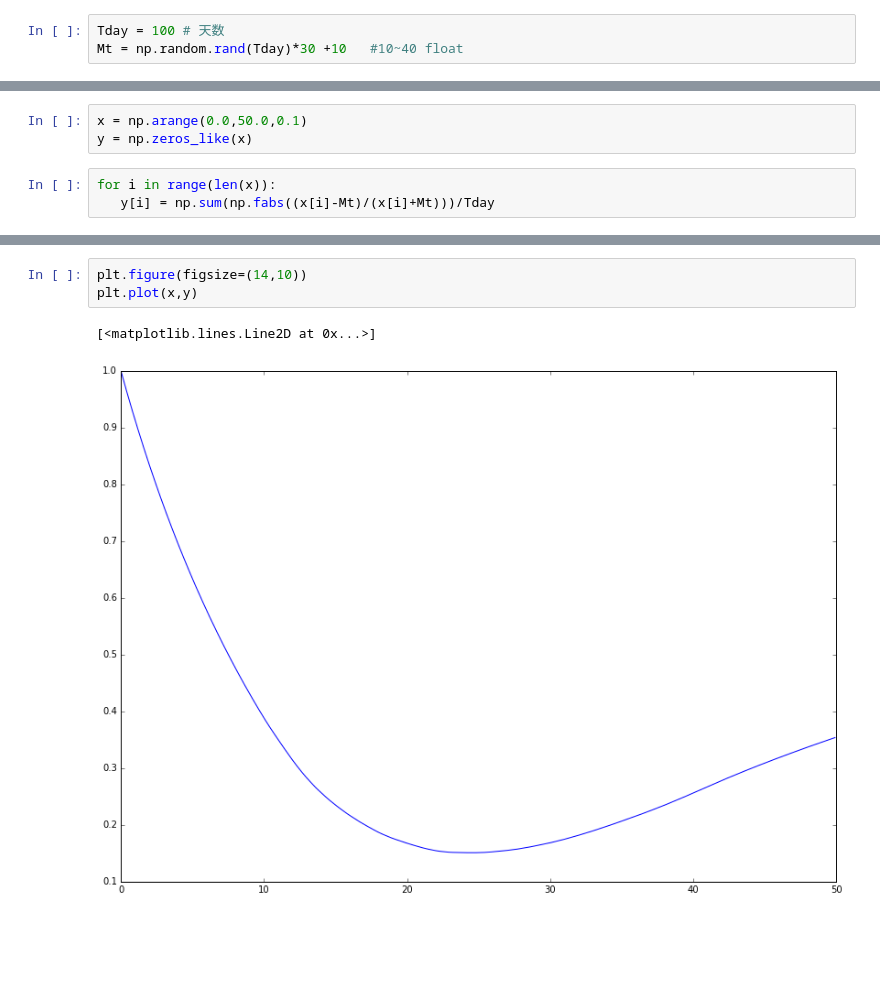
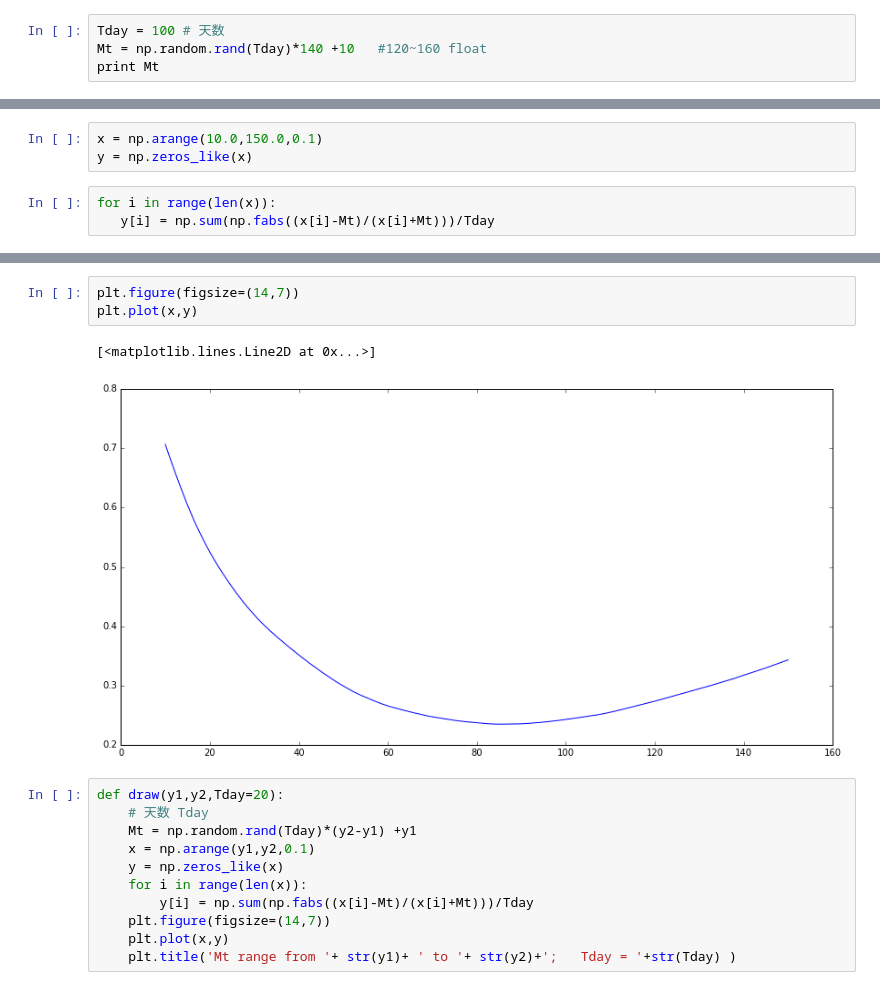
Before and after one commit to wakemeup-xyz/TianChi_IJCAI-17_sales_prediction_code, a Jupyter notebook: score function optmize.ipynb, the cells around one changed output, grey strips where cells are left out. Cells and saved outputs as stored; diff of their text form; blank space fills up the shorter version.

```diff
--- a/score function optmize.ipynb
+++ b/score function optmize.ipynb
@@ -4,4 +4,5 @@ import matplotlib.pyplot as plt
 %matplotlib inline
 # %%
 Tday = 100 # 天数
-Mt = np.random.rand(Tday)*30 +10   #10~40 float
+Mt = np.random.rand(Tday)*140 +10   #120~160 float
+print Mt
@@ -8,5 +30,5 @@ Mt = np.random.rand(Tday)*30 +10   #10~40 float
 # %%
-x = np.arange(0.0,50.0,0.1)
+x = np.arange(10.0,150.0,0.1)
 y = np.zeros_like(x)
 # %%
 for i in range(len(x)):
@@ -54,6 +45,17 @@ array([ 1.        ,  0.99083341,  0.98176276,  0.97278637,  0.96390257,
 # %%
-plt.figure(figsize=(14,10))
+plt.figure(figsize=(14,7))
 plt.plot(x,y)
 # %% [output]
 [<matplotlib.lines.Line2D at 0x...>]
-[figure, old version]
+[figure, new version]
+# %%
+def draw(y1,y2,Tday=20):
+    # 天数 Tday
+    Mt = np.random.rand(Tday)*(y2-y1) +y1
+    x = np.arange(y1,y2,0.1)
+    y = np.zeros_like(x)
+    for i in range(len(x)):
+        y[i] = np.sum(np.fabs((x[i]-Mt)/(x[i]+Mt)))/Tday
+    plt.figure(figsize=(14,7))
+    plt.plot(x,y)
+    plt.title('Mt range from '+ str(y1)+ ' to '+ str(y2)+';   Tday = '+str(Tday) )
```
Also changed, not shown: parts of 5 cells of this notebook, 12 other files.
